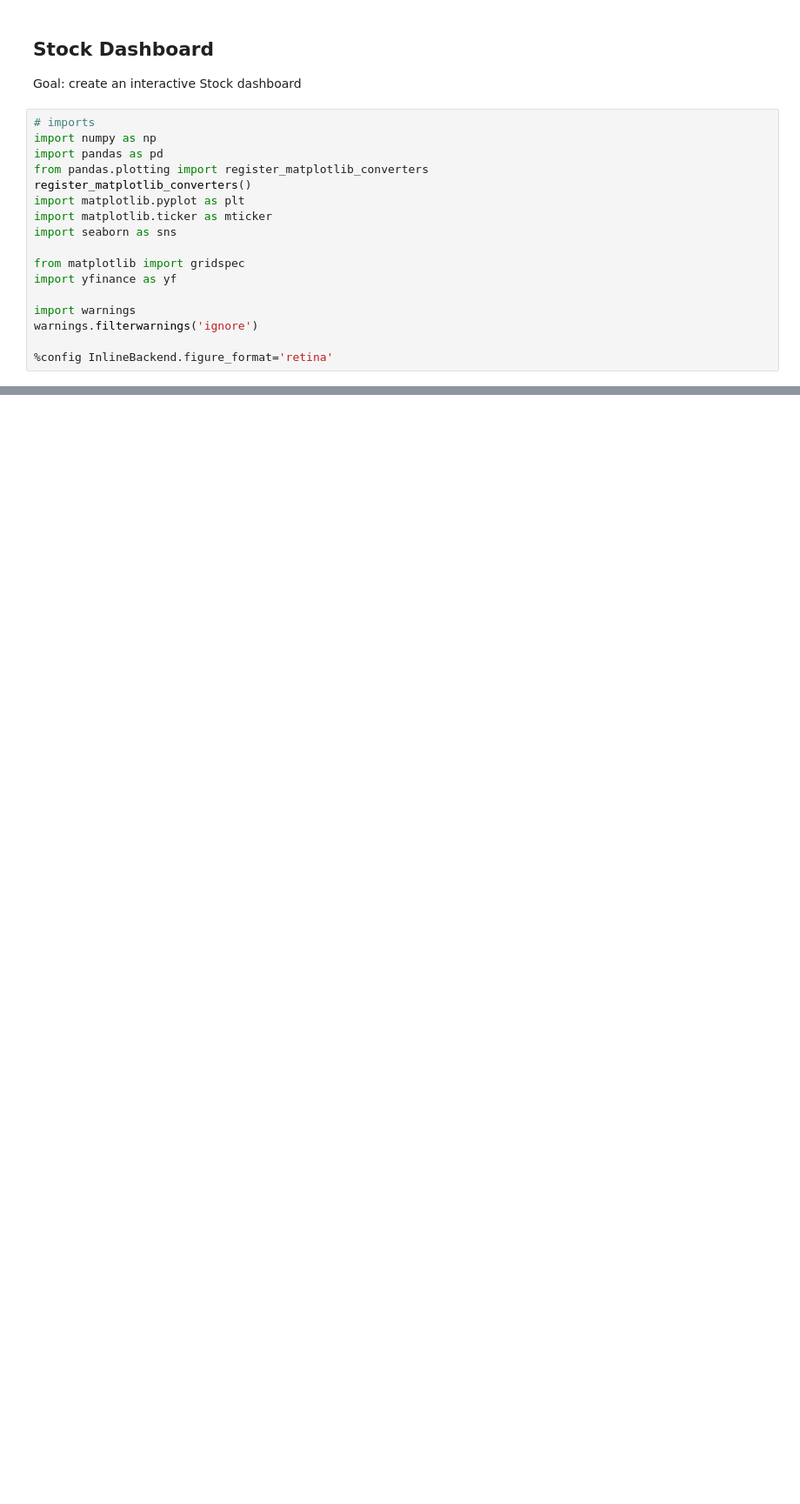
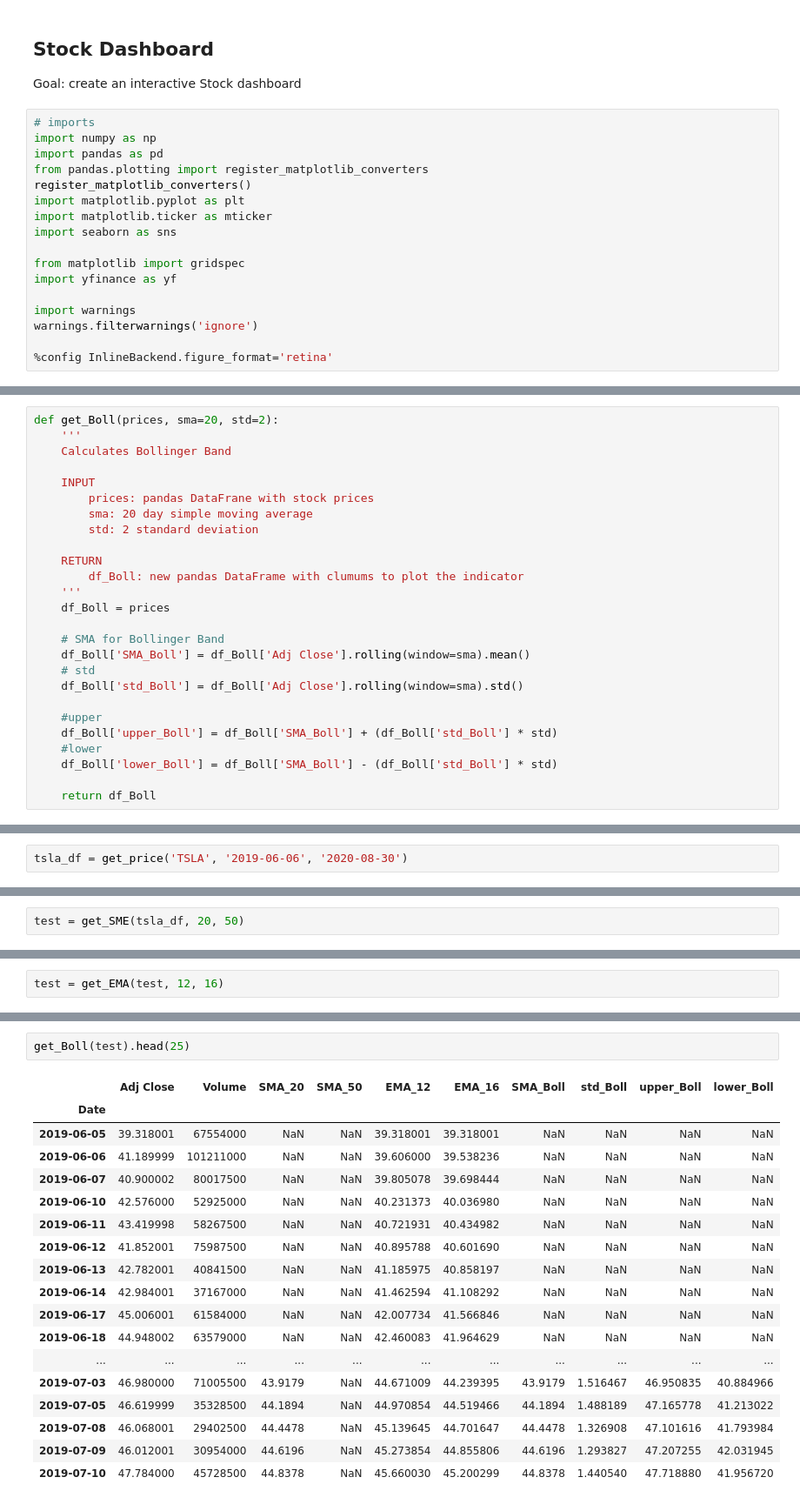
Before and after one commit to MarkusMueller-DS/Stocks-Analysis-Dashboard, a Jupyter notebook: Stock_dashboard.ipynb, the cells around one changed output, grey strips where cells are left out. Shown at 87% size. Saved outputs shown, nothing was run; the diff lists cells and outputs as text; blank space fills up the shorter version.

Commit message:
added new indicators

```diff
--- a/Stock_dashboard.ipynb
+++ b/Stock_dashboard.ipynb
@@ -107,3 +182,29 @@ def get_macd(prices):
     df_MACD['MACD_signal'] = signal_line
 
     return df_MACD
+# %%
+def get_Boll(prices, sma=20, std=2):
+    '''
+    Calculates Bollinger Band
+
+    INPUT
+        prices: pandas DataFrane with stock prices
+        sma: 20 day simple moving average
+        std: 2 standard deviation
+
+    RETURN
+        df_Boll: new pandas DataFrame with clumums to plot the indicator
+    '''
+    df_Boll = prices
+
+    # SMA for Bollinger Band
+    df_Boll['SMA_Boll'] = df_Boll['Adj Close'].rolling(window=sma).mean()
+    # std
+    df_Boll['std_Boll'] = df_Boll['Adj Close'].rolling(window=sma).std()
+
+    #upper
+    df_Boll['upper_Boll'] = df_Boll['SMA_Boll'] + (df_Boll['std_Boll'] * std)
+    #lower
+    df_Boll['lower_Boll'] = df_Boll['SMA_Boll'] - (df_Boll['std_Boll'] * std)
+
+    return df_Boll
@@ -178,0 +324,2 @@ Resorces:
+# %%
+tsla_df = get_price('TSLA', '2019-06-06', '2020-08-30')
@@ -178,0 +355,2 @@ Resorces:
+# %%
+test = get_SME(tsla_df, 20, 50)
@@ -178,0 +378,2 @@ Resorces:
+# %%
+test = get_EMA(test, 12, 16)
@@ -178,0 +401,21 @@ Resorces:
+# %%
+get_Boll(test).head(25)
+# %% [output]
+|  | Adj Close | Volume | SMA_20 | SMA_50 | EMA_12 | EMA_16 | SMA_Boll | std_Boll | upper_Boll | lower_Boll |
+| Date |  |  |  |  |  |  |  |  |  |  |
+| 2019-06-05 | 39.318001 | 67554000 | NaN | NaN | 39.318001 | 39.318001 | NaN | NaN | NaN | NaN |
+| 2019-06-06 | 41.189999 | 101211000 | NaN | NaN | 39.606000 | 39.538236 | NaN | NaN | NaN | NaN |
+| 2019-06-07 | 40.900002 | 80017500 | NaN | NaN | 39.805078 | 39.698444 | NaN | NaN | NaN | NaN |
+| 2019-06-10 | 42.576000 | 52925000 | NaN | NaN | 40.231373 | 40.036980 | NaN | NaN | NaN | NaN |
+| 2019-06-11 | 43.419998 | 58267500 | NaN | NaN | 40.721931 | 40.434982 | NaN | NaN | NaN | NaN |
+| 2019-06-12 | 41.852001 | 75987500 | NaN | NaN | 40.895788 | 40.601690 | NaN | NaN | NaN | NaN |
+| 2019-06-13 | 42.782001 | 40841500 | NaN | NaN | 41.185975 | 40.858197 | NaN | NaN | NaN | NaN |
+| 2019-06-14 | 42.984001 | 37167000 | NaN | NaN | 41.462594 | 41.108292 | NaN | NaN | NaN | NaN |
+| 2019-06-17 | 45.006001 | 61584000 | NaN | NaN | 42.007734 | 41.566846 | NaN | NaN | NaN | NaN |
+| 2019-06-18 | 44.948002 | 63579000 | NaN | NaN | 42.460083 | 41.964629 | NaN | NaN | NaN | NaN |
+| ... | ... | ... | ... | ... | ... | ... | ... | ... | ... | ... |
+| 2019-07-03 | 46.980000 | 71005500 | 43.9179 | NaN | 44.671009 | 44.239395 | 43.9179 | 1.516467 | 46.950835 | 40.884966 |
+| 2019-07-05 | 46.619999 | 35328500 | 44.1894 | NaN | 44.970854 | 44.519466 | 44.1894 | 1.488189 | 47.165778 | 41.213022 |
+| 2019-07-08 | 46.068001 | 29402500 | 44.4478 | NaN | 45.139645 | 44.701647 | 44.4478 | 1.326908 | 47.101616 | 41.793984 |
+| 2019-07-09 | 46.012001 | 30954000 | 44.6196 | NaN | 45.273854 | 44.855806 | 44.6196 | 1.293827 | 47.207255 | 42.031945 |
+| 2019-07-10 | 47.784000 | 45728500 | 44.8378 | NaN | 45.660030 | 45.200299 | 44.8378 | 1.440540 | 47.718880 | 41.956720 |
```
Also changed, not shown: parts of 25 cells of this notebook.
